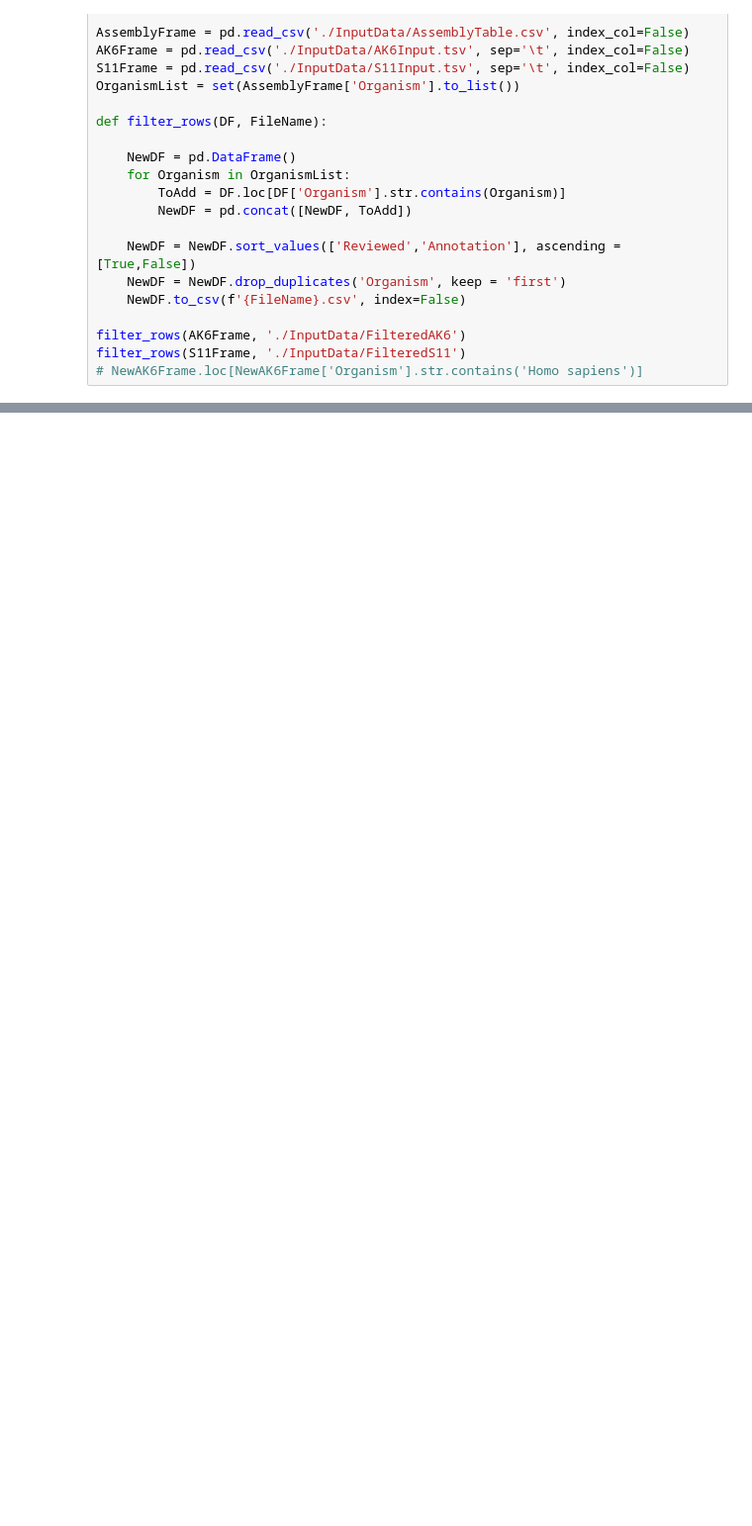
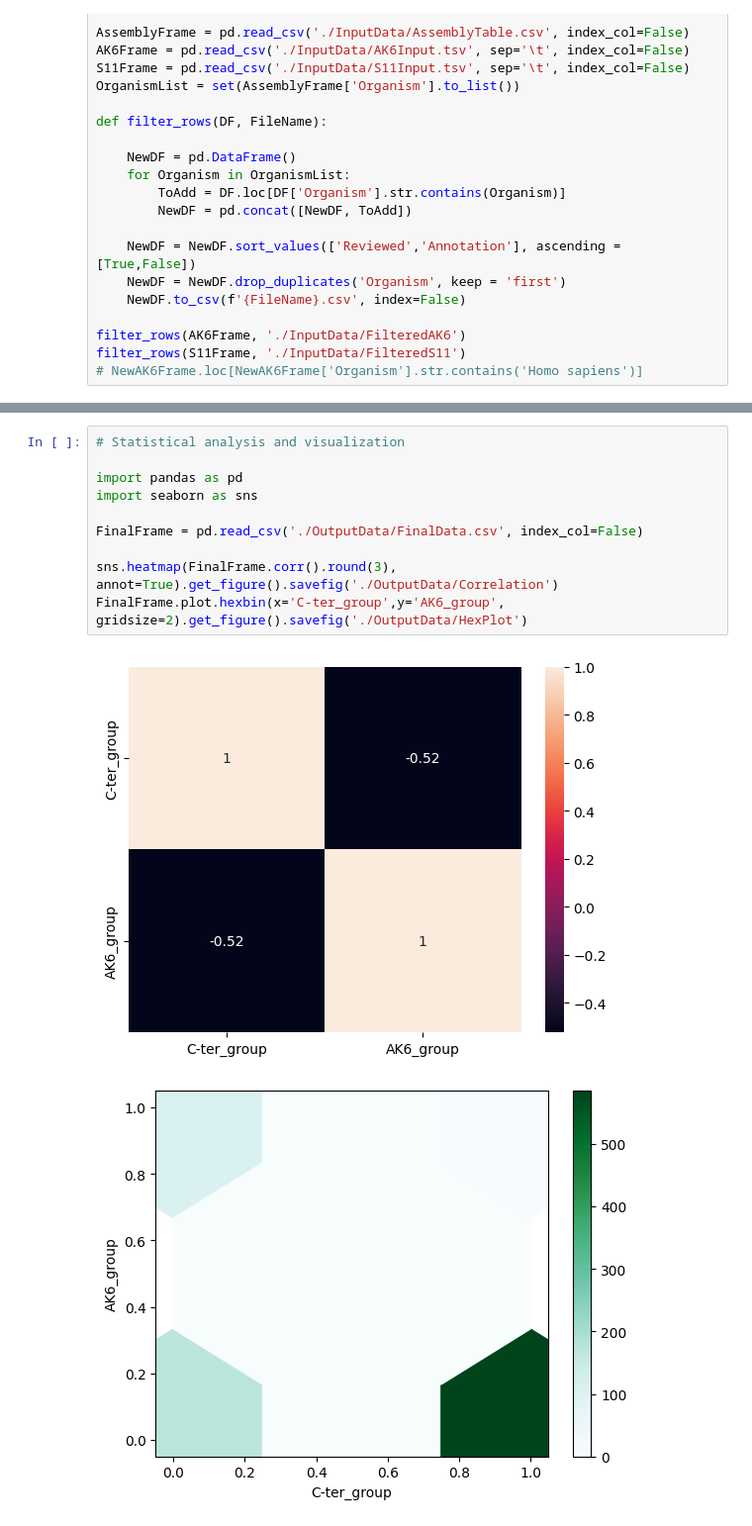
Before and after one commit to IUALAK/S11_AK6, a Jupyter notebook: Main.ipynb, the cells around one changed output, grey strips where cells are left out. Shown at 99% size. Cells and saved outputs as stored; diff of their text form; blank space fills up the shorter version.

```diff
--- a/Main.ipynb
+++ b/Main.ipynb
@@ -116,0 +134,13 @@ S11Frame.to_csv('./InputData/FinalData.csv', index=False)
+# %%
+# Statistical analysis and visualization
+
+import pandas as pd
+import seaborn as sns
+
+FinalFrame = pd.read_csv('./OutputData/FinalData.csv', index_col=False)
+
+sns.heatmap(FinalFrame.corr().round(3), annot=True).get_figure().savefig('./OutputData/Correlation')
+FinalFrame.plot.hexbin(x='C-ter_group',y='AK6_group', gridsize=2).get_figure().savefig('./OutputData/HexPlot')
+# %% [output]
+[figure, added]
+[figure, added]
```
Also changed, not shown: parts of 2 cells of this notebook, 5 other files.
